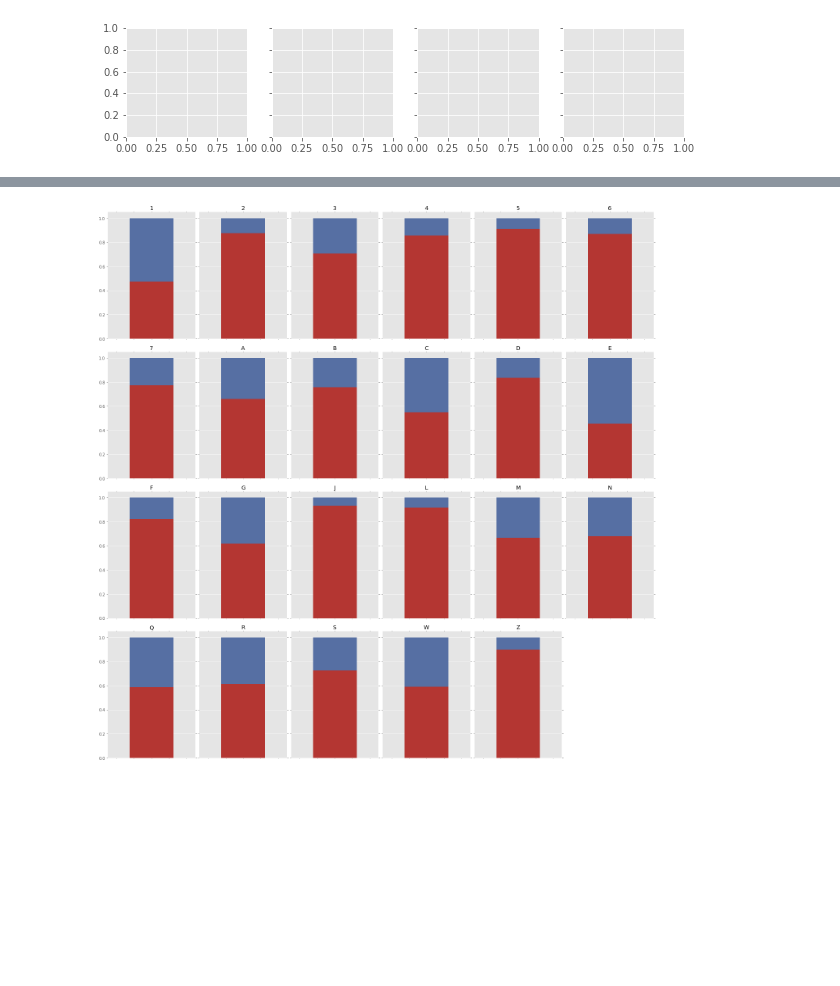
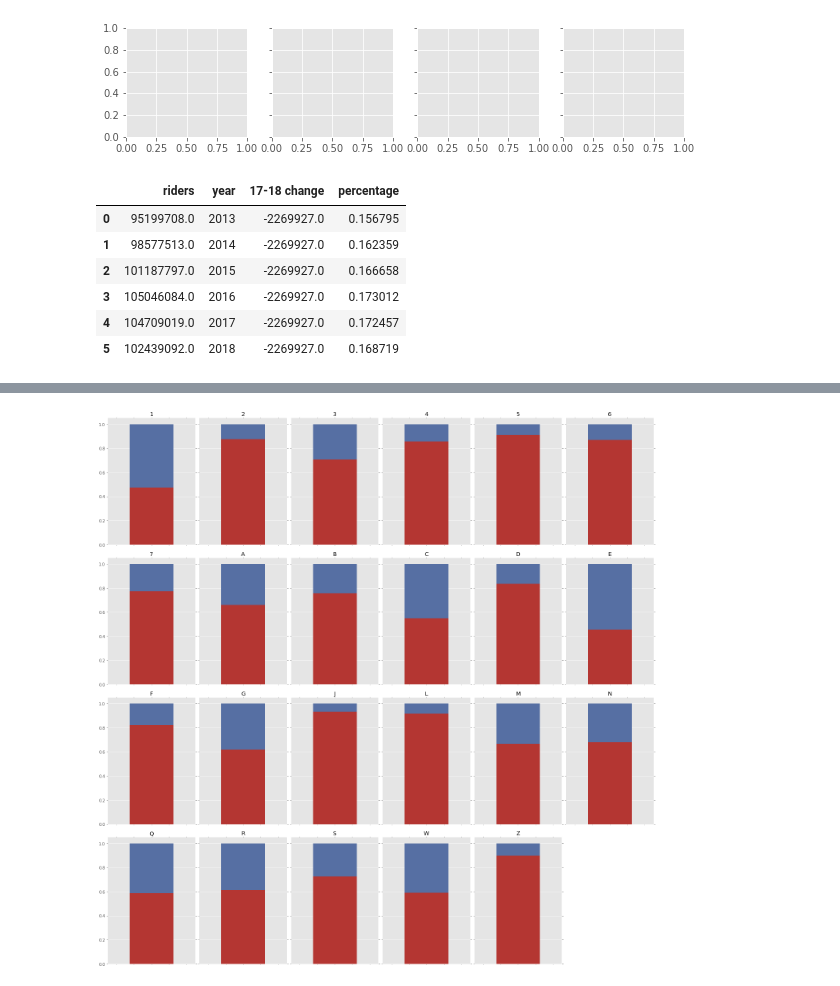
Before and after one commit to sawyerclick/portfolio, a Jupyter notebook: project/subway-ridership/Ridership scraper.ipynb, the cells around one changed output, grey strips where cells are left out. Saved outputs shown, nothing was run; the diff lists cells and outputs as text; code cells hidden in the pictures; blank space fills up the shorter version.

```diff
--- a/project/subway-ridership/Ridership scraper.ipynb
+++ b/project/subway-ridership/Ridership scraper.ipynb
@@ -663,6 +623,16 @@ plt.subplots_adjust(hspace=1)
 # %% [output]
 TypeError: 'AxesSubplot' object is not iterable
 [figure]
+# %%
+total
+# %% [output]
+|  | riders | year | 17-18 change | percentage |
+| 0 | 95199708.0 | 2013 | -2269927.0 | 0.156795 |
+| 1 | 98577513.0 | 2014 | -2269927.0 | 0.162359 |
+| 2 | 101187797.0 | 2015 | -2269927.0 | 0.166658 |
+| 3 | 105046084.0 | 2016 | -2269927.0 | 0.173012 |
+| 4 | 104709019.0 | 2017 | -2269927.0 | 0.172457 |
+| 5 | 102439092.0 | 2018 | -2269927.0 | 0.168719 |
 # %%
 # Break them up
 
```
Also changed, not shown: parts of 13 cells of this notebook, 7 other files.
